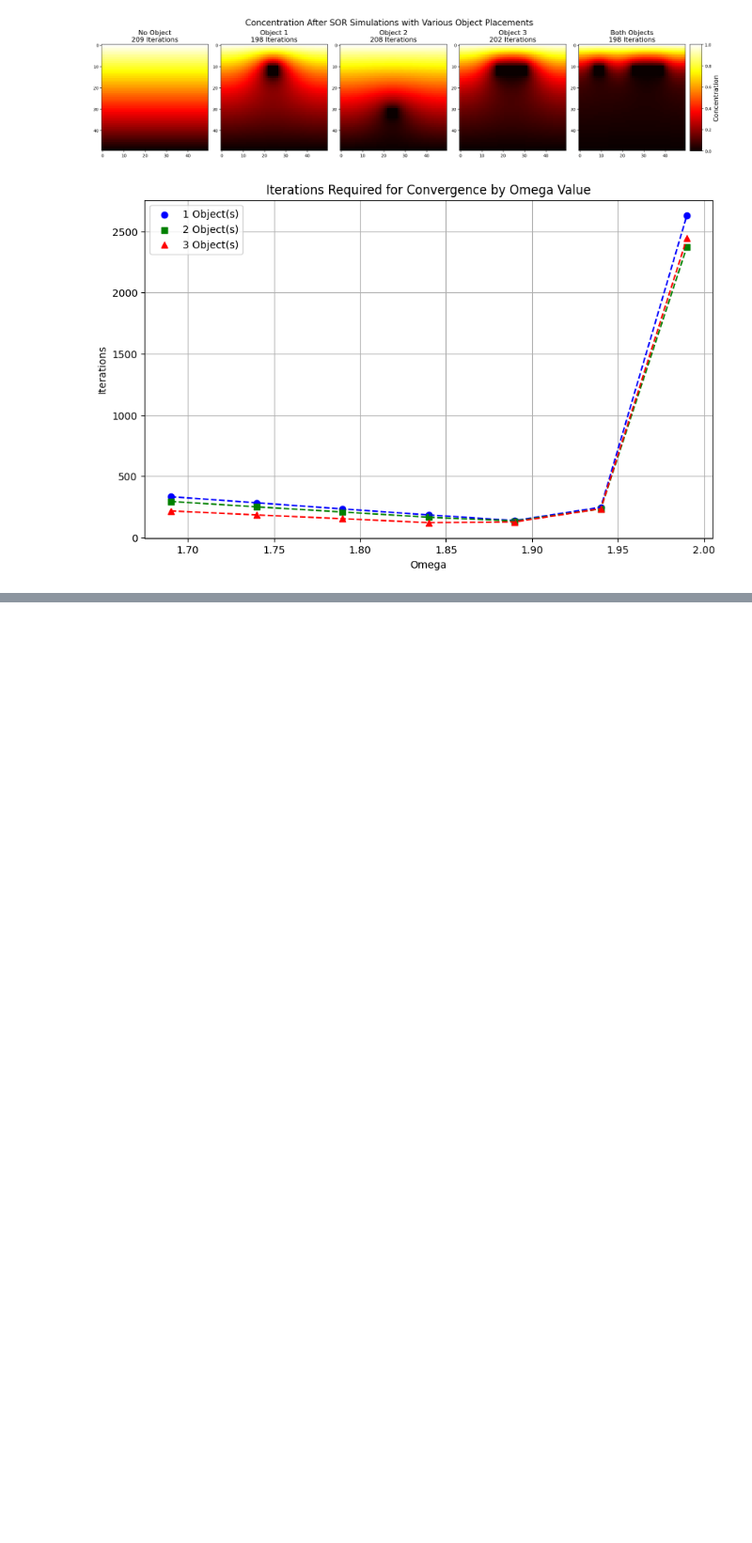
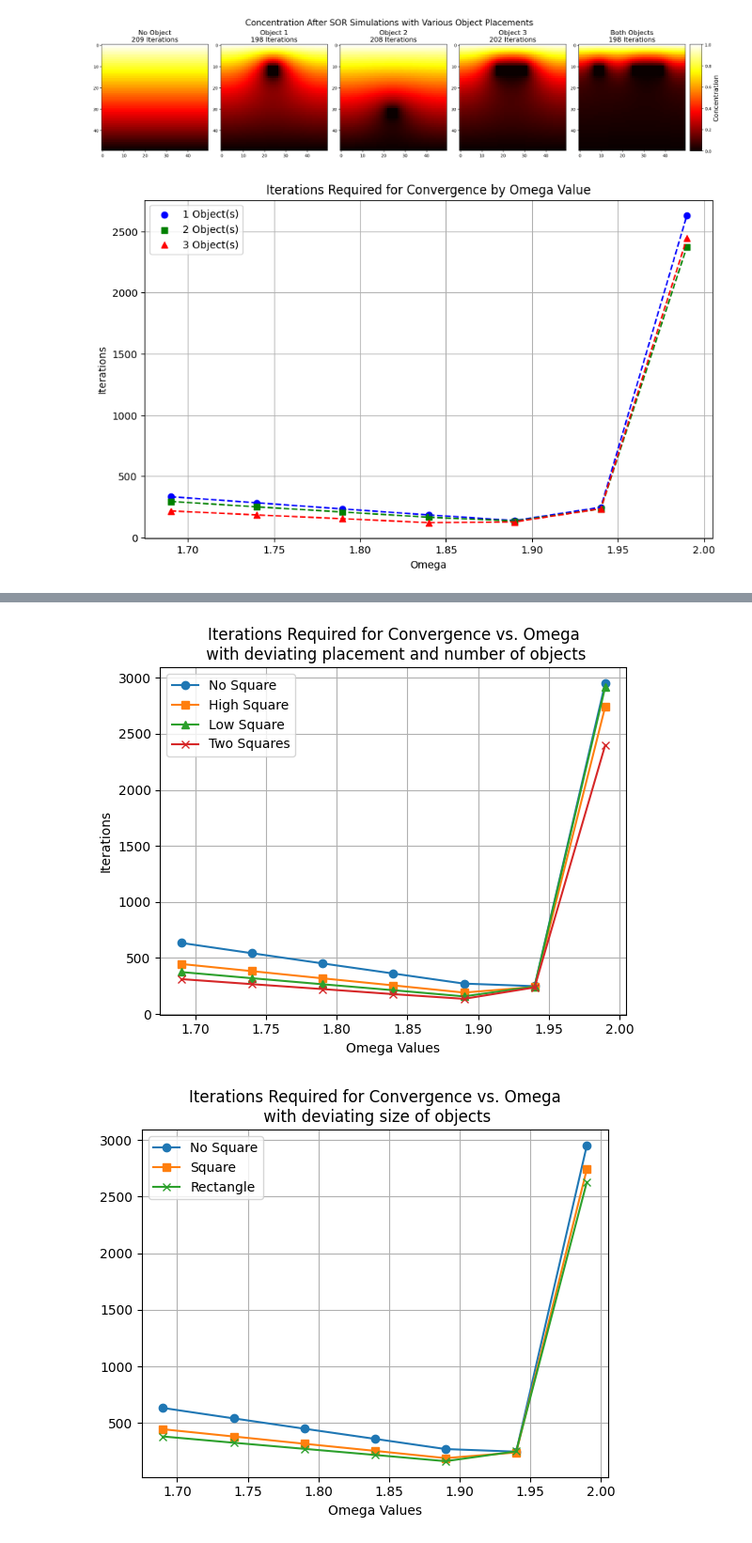
Before and after one commit to koenweverink/ScientificComputing, a Jupyter notebook: Set1.ipynb, the cells around one changed output, grey strips where cells are left out. Shown at 94% size. Drawn from its saved outputs; the diff is of its cells as text; code cells hidden in the pictures; blank space fills up the shorter version.

Commit message:
changes plot

```diff
--- a/Set1.ipynb
+++ b/Set1.ipynb
@@ -962,0 +964,28 @@ plt.show()
+# %%
+
+
+# First subplot
+plt.plot(omega_values, iterations_no_objects, label='No Square', marker='o')
+plt.plot(omega_values, iterations_up_object, label='High Square', marker='s')
+plt.plot(omega_values, iterations_down_object, label='Low Square', marker='^')
+plt.plot(omega_values, iterations_two_objects, label='Two Squares', marker='x')
+plt.title('Iterations Required for Convergence vs. Omega\n with deviating placement and number of objects')
+plt.xlabel('Omega Values')
+plt.ylabel('Iterations')
+plt.grid(True)
+plt.legend()
+plt.show()
+
+# Second subplot
+plt.plot(omega_values, iterations_no_objects_2, label='No Square', marker='o')
+plt.plot(omega_values, iterations_up_object_2, label='Square', marker='s')
+# plt.plot(omega_values, iterations_down_object_2, label='Low Square', marker='^')
+plt.plot(omega_values, iterations_rect_object_2, label='Rectangle', marker='x')
+plt.title('Iterations Required for Convergence vs. Omega\n with deviating size of objects')
+plt.xlabel('Omega Values')
+plt.grid(True)
+plt.legend()
+plt.show()
+# %% [output]
+[figure, added]
+[figure, added]
```
Also changed, not shown: parts of 1 cell of this notebook, 2 other files.
